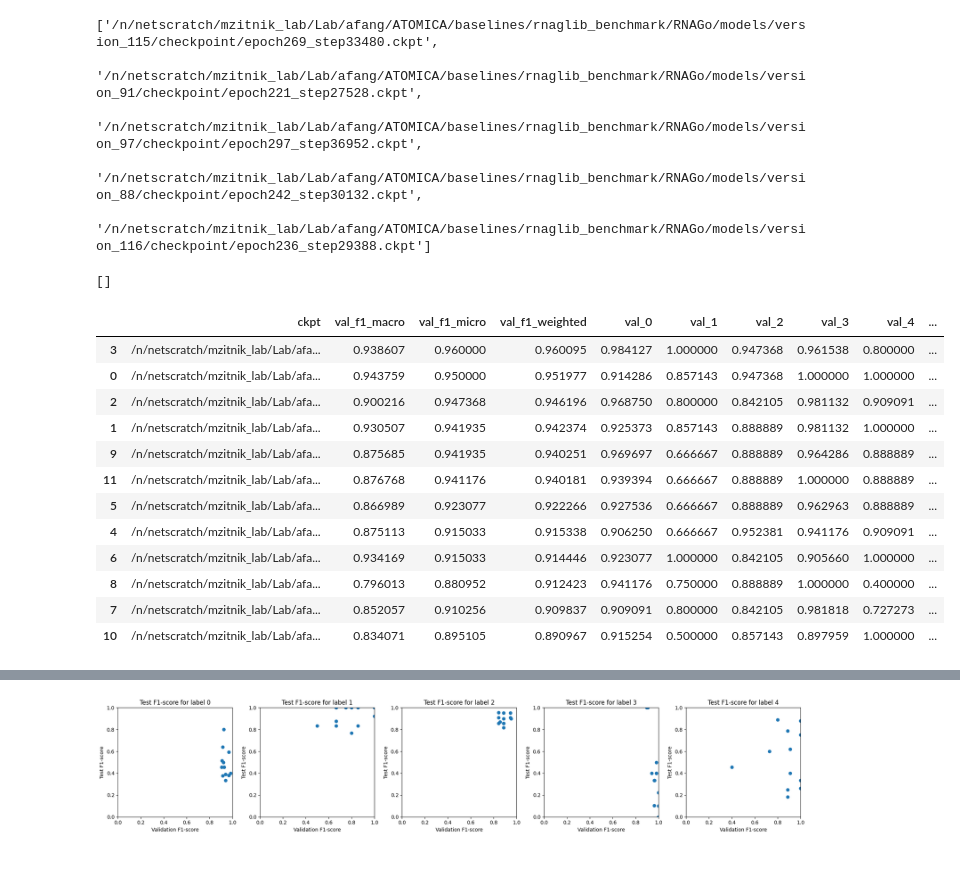
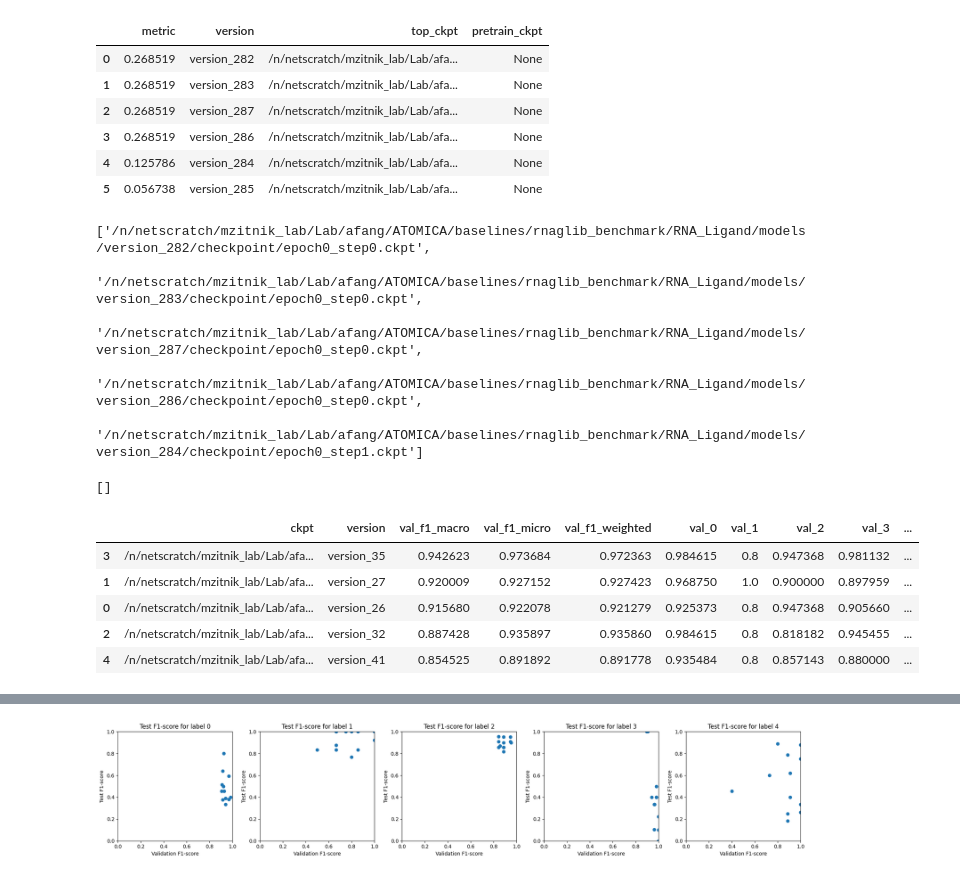
Before and after one commit to mims-harvard/ATOMICA, a Jupyter notebook: case_studies/rnaglib_tasks/inference_helper.ipynb, the cells around one changed output, grey strips where cells are left out. Cells and saved outputs as stored; diff of their text form; code cells hidden in the pictures.

```diff
--- a/case_studies/rnaglib_tasks/inference_helper.ipynb
+++ b/case_studies/rnaglib_tasks/inference_helper.ipynb
@@ -87,20 +100,33 @@ def get_atomica_results(model_checkpoint, task_name, split="val", threshold=0.5,
 # %%
 valid_versions = []
 
-files = glob(f"{MODEL_DIR}/RNAGo/**/version_*/args.json")
+max_epoch = 1000
+
+files = glob(f"{MODEL_DIR}/RNA_Ligand/**/version_*/args.json")
 for file in files:
     with open(file, "r") as f:
         args = json.load(f)
     if args['train_set'].endswith("_processed_RNA.parquet"):
-        if 'RNAGo' in args['train_set'] and args['run_name'] != "RNAGo_lr2e-5_final_lr2e-5_gradclip1.0_block_sampling_p_keep0.7_block_sampling_p_none0.5_weighted_lossFalse_f1_macro":
-            continue
-        if 'RNA_Ligand' in args['train_set'] and args['run_name'] != "RNA_Ligand_lr1e-5_final_lr1e-5_gradclip1.0_block_sampling_p_keep0.9_block_sampling_p_none0.2":
-            continue
+        # if 'RNAGo' in args['train_set'] and args['run_name'] != "RNAGo_lr2e-5_final_lr2e-5_gradclip1.0_block_sampling_p_keep0.7_block_sampling_p_none0.5_weighted_lossFalse_f1_macro":
+        #     continue
         ckpt = args['pretrain_weights']
+        if ckpt is not None:
+            continue # should be no pretrain ckpt
         version = os.path.dirname(file)
         topk_map = os.path.join(version, "checkpoint/topk_map.txt")
+        if not os.path.exists(topk_map):
+            continue
+
+        curr_min_epoch = max_epoch
         with open(topk_map, "r") as f:
-            metric, top_ckpt = f.readlines()[0].strip().split(": ")
+            for line in f.readlines():
+                metric, top_ckpt = line.strip().split(": ")
+                epoch = int(top_ckpt.split("epoch")[1].split("_")[0])
+                if epoch < max_epoch:
+                    break
+                # curr_min_epoch = min(curr_min_epoch, epoch)
+                # if curr_min_epoch - epoch > patience:
+                #     break
         metric = float(metric)
         valid_versions.append((metric, os.path.basename(version), top_ckpt, ckpt))
 
@@ -125,11 +135,21 @@ valid_versions
+# %%
+valid_versions
+# %% [output]
+|  | metric | version | top_ckpt | pretrain_ckpt |
+| 0 | 0.268519 | version_282 | /n/netscratch/mzitnik_lab/Lab/afa... | None |
+| 1 | 0.268519 | version_283 | /n/netscratch/mzitnik_lab/Lab/afa... | None |
+| 2 | 0.268519 | version_287 | /n/netscratch/mzitnik_lab/Lab/afa... | None |
+| 3 | 0.268519 | version_286 | /n/netscratch/mzitnik_lab/Lab/afa... | None |
+| 4 | 0.125786 | version_284 | /n/netscratch/mzitnik_lab/Lab/afa... | None |
+| 5 | 0.056738 | version_285 | /n/netscratch/mzitnik_lab/Lab/afa... | None |
 # %%
-valid_versions[valid_versions['pretrain_ckpt'] == 'checkpoints/pretrain/pretrain_model_weights.pt']["top_ckpt"].tolist()[:5]
+valid_versions["top_ckpt"].tolist()[:5]
 # %% [output]
-['/n/netscratch/mzitnik_lab/Lab/afang/ATOMICA/baselines/rnaglib_benchmark/RNAGo/models/version_115/checkpoint/epoch269_step33480.ckpt',
- '/n/netscratch/mzitnik_lab/Lab/afang/ATOMICA/baselines/rnaglib_benchmark/RNAGo/models/version_91/checkpoint/epoch221_step27528.ckpt',
- '/n/netscratch/mzitnik_lab/Lab/afang/ATOMICA/baselines/rnaglib_benchmark/RNAGo/models/version_97/checkpoint/epoch297_step36952.ckpt',
- '/n/netscratch/mzitnik_lab/Lab/afang/ATOMICA/baselines/rnaglib_benchmark/RNAGo/models/version_88/checkpoint/epoch242_step30132.ckpt',
- '/n/netscratch/mzitnik_lab/Lab/afang/ATOMICA/baselines/rnaglib_benchmark/RNAGo/models/version_116/checkpoint/epoch236_step29388.ckpt']
+['/n/netscratch/mzitnik_lab/Lab/afang/ATOMICA/baselines/rnaglib_benchmark/RNA_Ligand/models/version_282/checkpoint/epoch0_step0.ckpt',
+ '/n/netscratch/mzitnik_lab/Lab/afang/ATOMICA/baselines/rnaglib_benchmark/RNA_Ligand/models/version_283/checkpoint/epoch0_step0.ckpt',
+ '/n/netscratch/mzitnik_lab/Lab/afang/ATOMICA/baselines/rnaglib_benchmark/RNA_Ligand/models/version_287/checkpoint/epoch0_step0.ckpt',
+ '/n/netscratch/mzitnik_lab/Lab/afang/ATOMICA/baselines/rnaglib_benchmark/RNA_Ligand/models/version_286/checkpoint/epoch0_step0.ckpt',
+ '/n/netscratch/mzitnik_lab/Lab/afang/ATOMICA/baselines/rnaglib_benchmark/RNA_Ligand/models/version_284/checkpoint/epoch0_step1.ckpt']
 # %%
 valid_versions[valid_versions['pretrain_ckpt'] != 'checkpoints/pretrain/pretrain_model_weights.pt']["top_ckpt"].tolist()[:5]
 # %% [output]
@@ -137,7 +157,8 @@ valid_versions[valid_versions['pretrain_ckpt'] != 'checkpoints/pretrain/pretrain
 # %%
 all_metrics = []
 
-for ckpt in tqdm(valid_versions["top_ckpt"].tolist(), desc="Computing metrics", total=len(valid_versions)):
+to_run = valid_versions["top_ckpt"].tolist()[:5]
+for ckpt in tqdm(to_run, desc="Computing metrics", total=len(to_run)):
     ckpt = ckpt.replace(".ckpt", ".pt")
     val_results = get_atomica_results(ckpt, "RNAGo", "val")
     test_results = get_atomica_results(ckpt, "RNAGo", "test")
@@ -166,6 +187,7 @@ for ckpt in tqdm(valid_versions["top_ckpt"].tolist(), desc="Computing metrics",
 
     all_metrics.append({
         "ckpt": ckpt,
+        "version": os.path.basename(os.path.dirname(os.path.dirname(ckpt))),
         "val_f1_macro": best_val_metrics.f1_macro,
         "val_f1_micro": best_val_metrics.f1_micro,
         "val_f1_weighted": best_val_metrics.f1_weighted,
@@ -186,18 +208,12 @@ for ckpt in tqdm(valid_versions["top_ckpt"].tolist(), desc="Computing metrics",
 
 all_metrics = pd.DataFrame(all_metrics)
 # %%
-all_metrics.sort_values(by="val_f1_weighted", ascending=False)
+all_metrics.sort_values(by="val_f1_macro", ascending=False, inplace=True)
+all_metrics
 # %% [output]
-|  | ckpt | val_f1_macro | val_f1_micro | val_f1_weighted | val_0 | val_1 | val_2 | val_3 | val_4 | ... |
-| 3 | /n/netscratch/mzitnik_lab/Lab/afa... | 0.938607 | 0.960000 | 0.960095 | 0.984127 | 1.000000 | 0.947368 | 0.961538 | 0.800000 | ... |
-| 0 | /n/netscratch/mzitnik_lab/Lab/afa... | 0.943759 | 0.950000 | 0.951977 | 0.914286 | 0.857143 | 0.947368 | 1.000000 | 1.000000 | ... |
-| 2 | /n/netscratch/mzitnik_lab/Lab/afa... | 0.900216 | 0.947368 | 0.946196 | 0.968750 | 0.800000 | 0.842105 | 0.981132 | 0.909091 | ... |
-| 1 | /n/netscratch/mzitnik_lab/Lab/afa... | 0.930507 | 0.941935 | 0.942374 | 0.925373 | 0.857143 | 0.888889 | 0.981132 | 1.000000 | ... |
-| 9 | /n/netscratch/mzitnik_lab/Lab/afa... | 0.875685 | 0.941935 | 0.940251 | 0.969697 | 0.666667 | 0.888889 | 0.964286 | 0.888889 | ... |
-| 11 | /n/netscratch/mzitnik_lab/Lab/afa... | 0.876768 | 0.941176 | 0.940181 | 0.939394 | 0.666667 | 0.888889 | 1.000000 | 0.888889 | ... |
-| 5 | /n/netscratch/mzitnik_lab/Lab/afa... | 0.866989 | 0.923077 | 0.922266 | 0.927536 | 0.666667 | 0.888889 | 0.962963 | 0.888889 | ... |
-| 4 | /n/netscratch/mzitnik_lab/Lab/afa... | 0.875113 | 0.915033 | 0.915338 | 0.906250 | 0.666667 | 0.952381 | 0.941176 | 0.909091 | ... |
-| 6 | /n/netscratch/mzitnik_lab/Lab/afa... | 0.934169 | 0.915033 | 0.914446 | 0.923077 | 1.000000 | 0.842105 | 0.905660 | 1.000000 | ... |
-| 8 | /n/netscratch/mzitnik_lab/Lab/afa... | 0.796013 | 0.880952 | 0.912423 | 0.941176 | 0.750000 | 0.888889 | 1.000000 | 0.400000 | ... |
-| 7 | /n/netscratch/mzitnik_lab/Lab/afa... | 0.852057 | 0.910256 | 0.909837 | 0.909091 | 0.800000 | 0.842105 | 0.981818 | 0.727273 | ... |
-| 10 | /n/netscratch/mzitnik_lab/Lab/afa... | 0.834071 | 0.895105 | 0.890967 | 0.915254 | 0.500000 | 0.857143 | 0.897959 | 1.000000 | ... |
+|  | ckpt | version | val_f1_macro | val_f1_micro | val_f1_weighted | val_0 | val_1 | val_2 | val_3 | ... |
+| 3 | /n/netscratch/mzitnik_lab/Lab/afa... | version_35 | 0.942623 | 0.973684 | 0.972363 | 0.984615 | 0.8 | 0.947368 | 0.981132 | ... |
+| 1 | /n/netscratch/mzitnik_lab/Lab/afa... | version_27 | 0.920009 | 0.927152 | 0.927423 | 0.968750 | 1.0 | 0.900000 | 0.897959 | ... |
+| 0 | /n/netscratch/mzitnik_lab/Lab/afa... | version_26 | 0.915680 | 0.922078 | 0.921279 | 0.925373 | 0.8 | 0.947368 | 0.905660 | ... |
+| 2 | /n/netscratch/mzitnik_lab/Lab/afa... | version_32 | 0.887428 | 0.935897 | 0.935860 | 0.984615 | 0.8 | 0.818182 | 0.945455 | ... |
+| 4 | /n/netscratch/mzitnik_lab/Lab/afa... | version_41 | 0.854525 | 0.891892 | 0.891778 | 0.935484 | 0.8 | 0.857143 | 0.880000 | ... |
```
Also changed, not shown: parts of 4 cells of this notebook, 10 other files.
